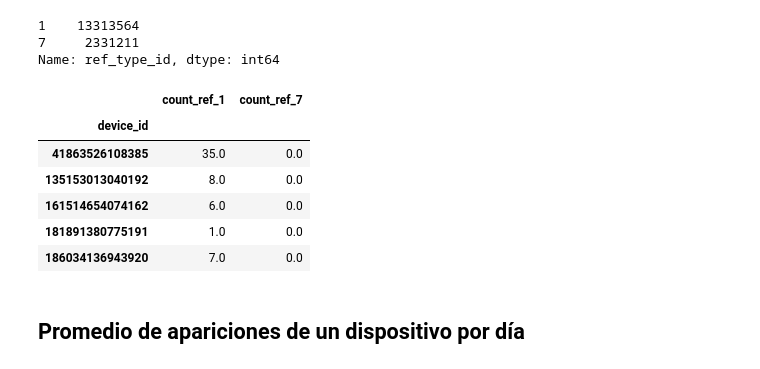
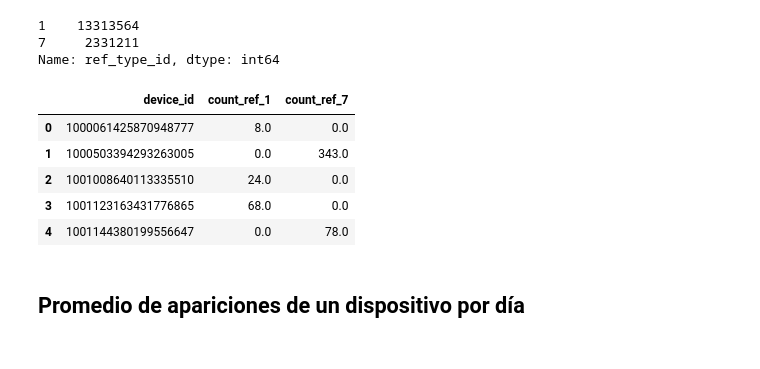
Before and after one commit to EscobarMariaSol/Organizacion-de-datos, a Jupyter notebook: TP2/TP2.ipynb, the cells around one changed output. Cells and saved outputs as stored; diff of their text form; code cells hidden in the pictures.

```diff
--- a/TP2/TP2.ipynb
+++ b/TP2/TP2.ipynb
@@ -19,7 +19,7 @@ import datetime as dt
 # %% [markdown]
 ## Analizo los datos de la primer ventana
 # %%
-auct = pd.read_csv('data/auctions_ventana1.csv', dtype = {"ref_type_id": np.int8, "source_id": np.int8})
+auct = pd.read_csv('data/auctions_ventana1.csv', dtype = {"device_id": 'category', "ref_type_id": np.int8, "source_id": np.int8})
 # %%
 auct.head()
 # %% [output]
@@ -84,16 +91,15 @@ Name: ref_type_id, dtype: int64
 # %%
 dfApRef = auct.groupby(['device_id', 'ref_type_id']).agg({'apariciones':'sum'}).unstack(1).fillna(0).reset_index()
 dfApRef.columns = dfApRef.columns.droplevel(0)
-dfApRef.columns = ['count_ref_1', 'count_ref_7']
+dfApRef.columns = ['device_id', 'count_ref_1', 'count_ref_7']
 dfApRef.head()
 # %% [output]
-|  | count_ref_1 | count_ref_7 |
-| device_id |  |  |
-| 41863526108385 | 35.0 | 0.0 |
-| 135153013040192 | 8.0 | 0.0 |
-| 161514654074162 | 6.0 | 0.0 |
-| 181891380775191 | 1.0 | 0.0 |
-| 186034136943920 | 7.0 | 0.0 |
+|  | device_id | count_ref_1 | count_ref_7 |
+| 0 | 1000061425870948777 | 8.0 | 0.0 |
+| 1 | 1000503394293263005 | 0.0 | 343.0 |
+| 2 | 1001008640113335510 | 24.0 | 0.0 |
+| 3 | 1001123163431776865 | 68.0 | 0.0 |
+| 4 | 1001144380199556647 | 0.0 | 78.0 |
 # %% [markdown]
 ## Promedio de apariciones de un dispositivo por día
 # %%
```
Also changed, not shown: parts of 22 cells of this notebook, 3 other files.
